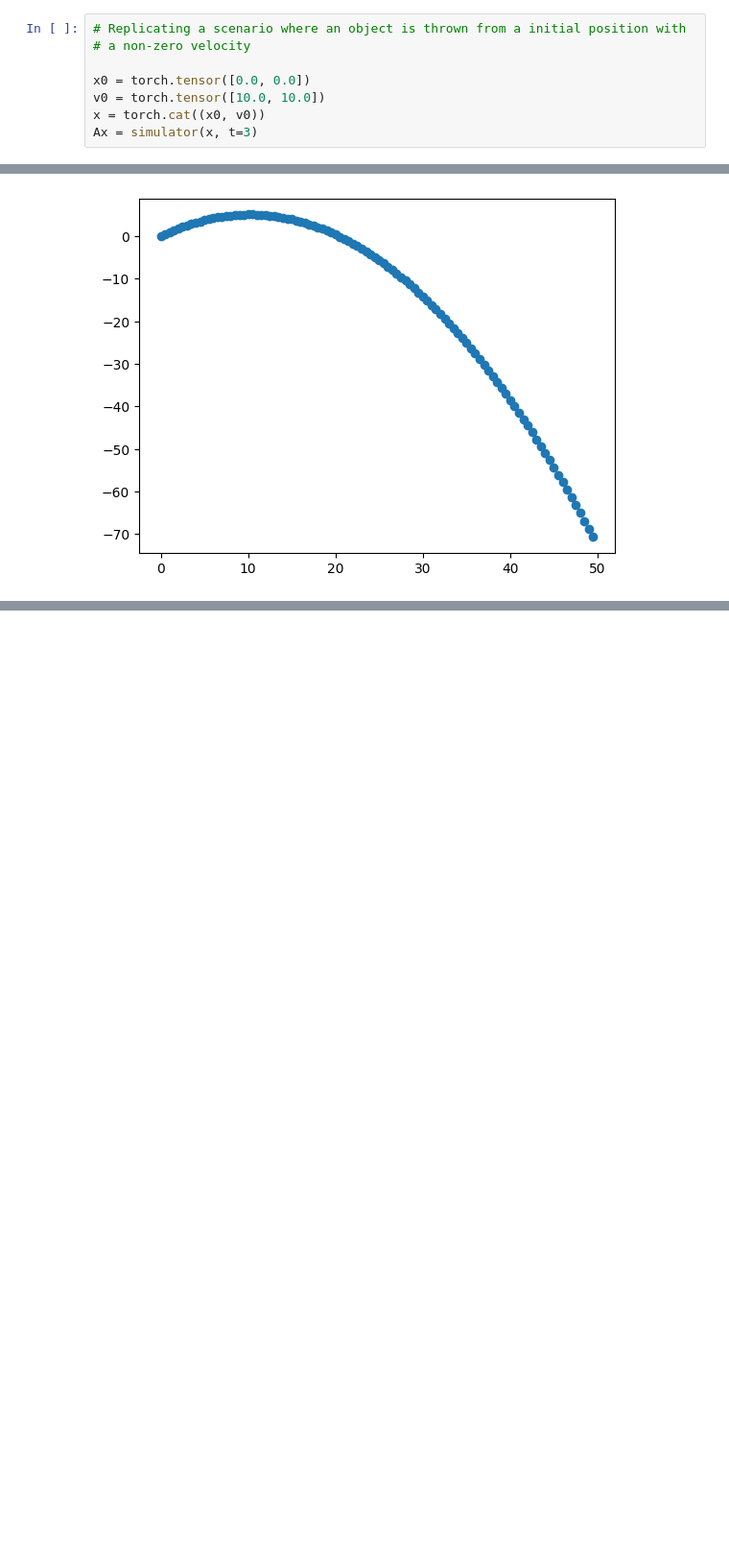
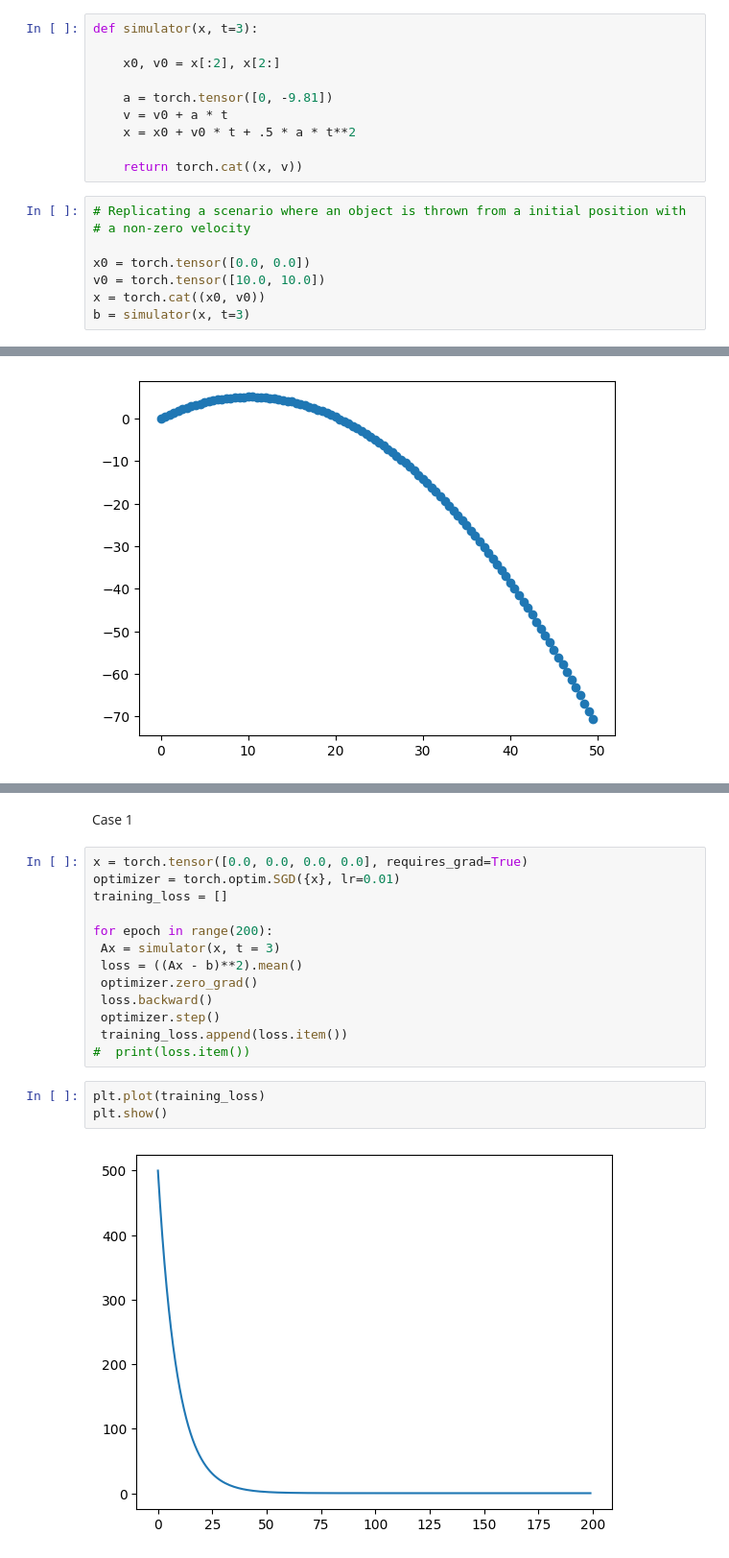
Before and after one commit to tvpian/NERF_Series, a Jupyter notebook: NERF_Series_01_Reconstruction.ipynb, the cells around one changed output, grey strips where cells are left out. Shown at 96% size. Saved outputs shown, nothing was run; the diff lists cells and outputs as text; blank space fills up the shorter version.

Commit message:
Added the optimization loop for minimizing the error

```diff
--- a/NERF_Series_01_Reconstruction.ipynb
+++ b/NERF_Series_01_Reconstruction.ipynb
@@ -9,3 +8,13 @@ from simulator import simulator
+# %%
+def simulator(x, t=3):
+
+    x0, v0 = x[:2], x[2:]
+
+    a = torch.tensor([0, -9.81])
+    v = v0 + a * t
+    x = x0 + v0 * t + .5 * a * t**2
+
+    return torch.cat((x, v))
 # %%
 # Replicating a scenario where an object is thrown from a initial position with
 # a non-zero velocity
@@ -13,7 +22,7 @@ from simulator import simulator
 x0 = torch.tensor([0.0, 0.0])
 v0 = torch.tensor([10.0, 10.0])
 x = torch.cat((x0, v0))
-Ax = simulator(x, t=3)
+b = simulator(x, t=3)
 # %%
 all_pos = []
 for t in range(100):
@@ -33,0 +45,20 @@ A - the model that can simulate how the pictures taken from a camera or phone wo
+# %% [markdown]
+Case 1
+# %%
+x = torch.tensor([0.0, 0.0, 0.0, 0.0], requires_grad=True)
+optimizer = torch.optim.SGD({x}, lr=0.01)
+training_loss = []
+
+for epoch in range(200):
+ Ax = simulator(x, t = 3)
+ loss = ((Ax - b)**2).mean()
+ optimizer.zero_grad()
+ loss.backward()
+ optimizer.step()
+ training_loss.append(loss.item())
+#  print(loss.item())
+# %%
+plt.plot(training_loss)
+plt.show()
+# %% [output]
+[figure, added]
```
Also changed, not shown: parts of 2 cells of this notebook.
